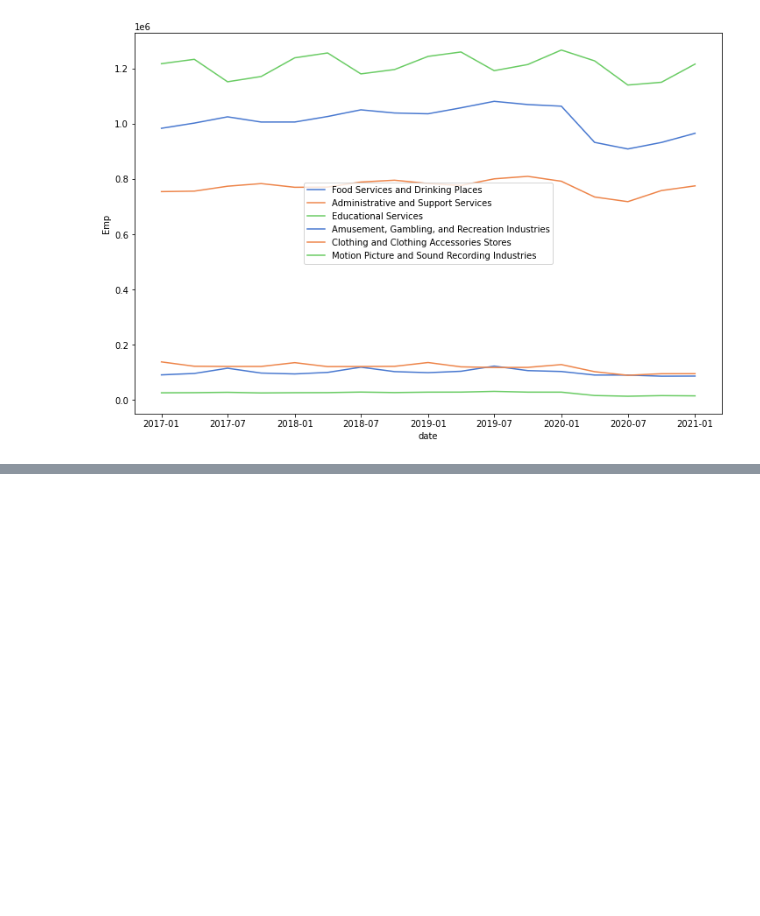
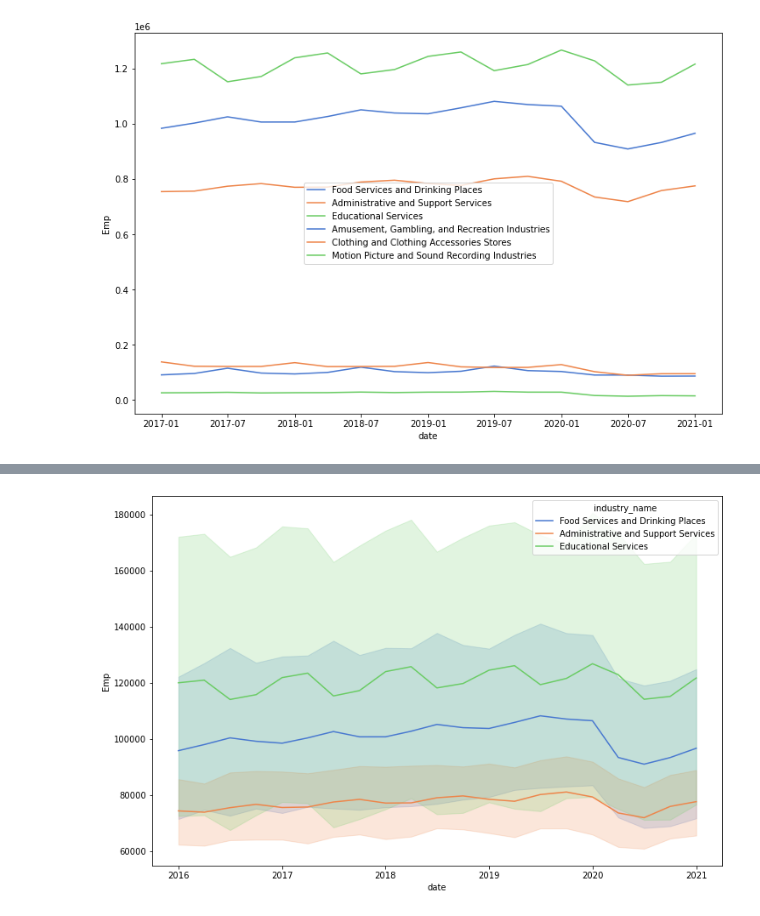
Before and after one commit to capstone-job-market-analysis/job-market-analysis, a Jupyter notebook: jeff_explore.ipynb, the cells around one changed output, grey strips where cells are left out. Saved outputs shown, nothing was run; the diff lists cells and outputs as text; code cells hidden in the pictures; blank space fills up the shorter version.

```diff
--- a/jeff_explore.ipynb
+++ b/jeff_explore.ipynb
@@ -594,0 +619,8 @@ ed
+# %%
+plt.figure(figsize=(12,8))
+sns.lineplot(x="date", y="Emp",
+            hue="industry_name", palette="muted",
+            data=ed_top)
+plt.show()
+# %% [output]
+[figure, added]
```
Also changed, not shown: parts of 63 cells of this notebook.
